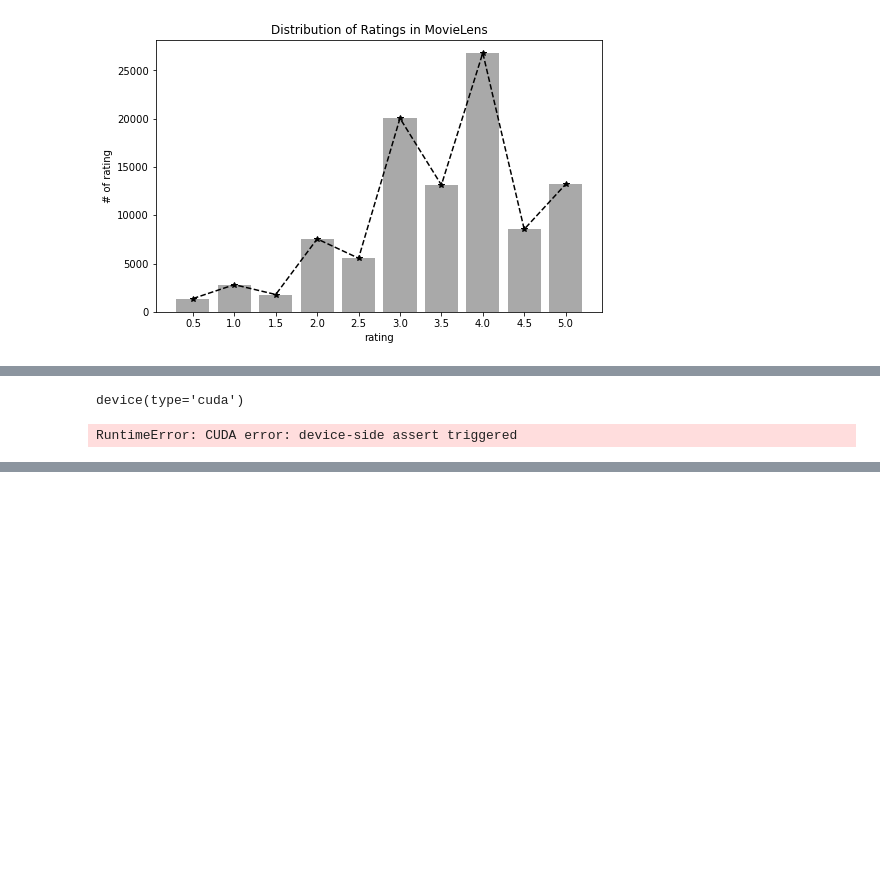
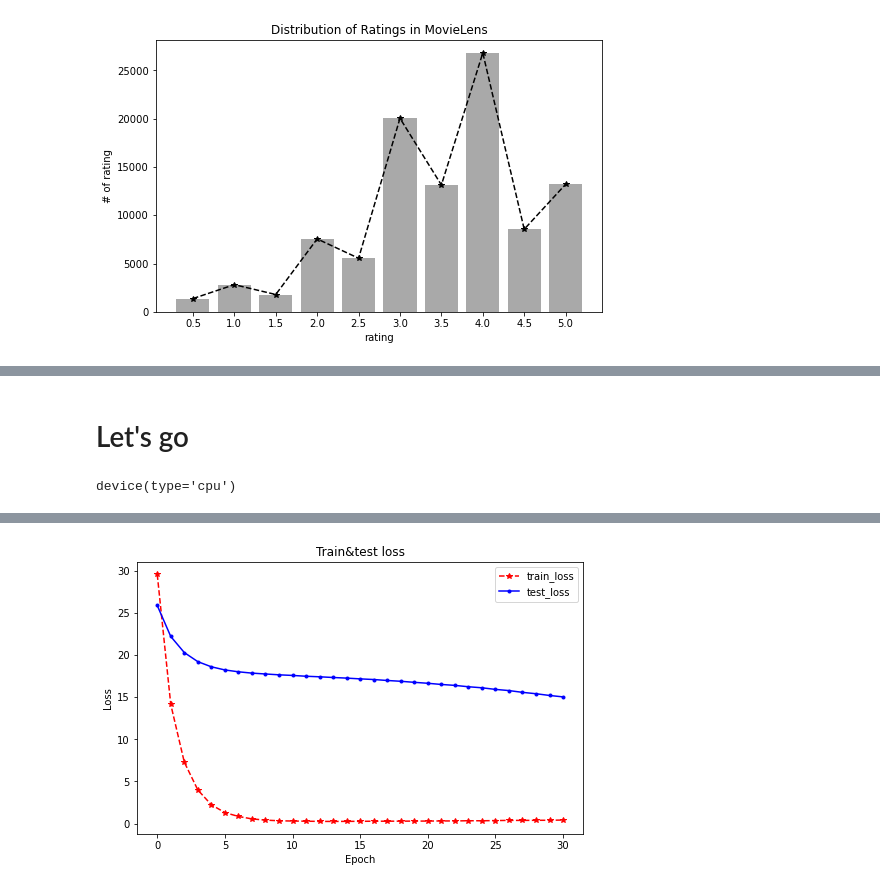
Before and after one commit to minchoul2/RecSys_paper_implementation, a Jupyter notebook: MF/MF.ipynb, the cells around one changed output, grey strips where cells are left out. Saved outputs shown, nothing was run; the diff lists cells and outputs as text; code cells hidden in the pictures; blank space fills up the shorter version.

```diff
--- a/MF/MF.ipynb
+++ b/MF/MF.ipynb
@@ -94,0 +68,3 @@ for idx, item_id in enumerate(data['movieId'].unique()):
+# %%
+mu = torch.tensor(data['rating'].mean())
+mu
@@ -178,37 +199,62 @@ def evaluation(model, test_loader):
+# %% [markdown]
+# Let's go
 # %%
-num_factors = 30
-batch_size = 128
-epochs = 30
-device = torch.device('cuda') if torch.cuda.is_available() else torch.device('cpu')
-lr = 0.01
+# 파라미터 설정
+
+device = torch.device('cuda') if torch.cuda.is_available() else torch.device('cpu') # device 설정
+
+num_factors = 30 # Latent factor 수
+batch_size = 128 # 배치사이즈
+epochs = 31 # 에포크 수
+lr = 0.01 # 학습률
+
 device
 # %% [output]
-device(type='cuda')
+device(type='cpu')
-# %%
-model = MF(num_factors, num_users, num_items).to(device)
-criterion = nn.MSELoss()
-optimizer = torch.optim.Adam(model.parameters(), lr = lr)
-# %% [output]
-RuntimeError: CUDA error: device-side assert triggered
 # %%
 from torch.utils.data import DataLoader
 
-train_data, val_data = split_data_ml100k(data, test_ratio = 0.1)
+# train/test data 불러오기 by Dataset&Dataloader
+train_dataset = MovielensDataset(data = data, train = True)
+test_dataset = MovielensDataset(data = data, train = False)
 
-train_dataset = MovielensDataset(train_data,user_encoder,item_encoder)
-val_dataset = MovielensDataset(val_data,user_encoder,item_encoder)
-
-train_loader = DataLoader(train_dataset, batch_size = batch_size, shuffle = True, drop_last = False)
-val_loader = DataLoader(val_dataset, batch_size = batch_size, shuffle = True, drop_last = False)
+train_loader = DataLoader(train_dataset, batch_size = batch_size, shuffle = True)
+test_loader = DataLoader(test_dataset, batch_size = batch_size, shuffle = True)
+# %%
+# 모델 객체 생성
+model = MF(num_factors, num_users, num_items, mu).to(device)
+loss = nn.MSELoss() # loss 객체
+optm = torch.optim.Adam(model.parameters(), lr = lr) # optimizer 객체
 # %%
-best_metric = 1
+# 학습
+train_losses = []
+test_losses = []
 
-for epoch in range(1, epochs + 1):
-    train_loss = train(model, train_loader)
-    val_loss = evaluate(model, val_loader)
+for epoch in range(epochs):
 
-    print(f"[EPOCH: {epoch}], Train Loss: {train_loss:.4f}, Val Loss: {val_loss:.4f}")
+    train_loss = train(model, train_loader, loss, optm, device)
+    test_loss = evaluate(model, test_loader, device)
 
-    if val_loss < best_metric:
-        best_metric = val_loss
+    train_losses.append(train_loss)
+    test_losses.append(test_loss)
+
+    if epoch%5==0:
+        print(f'epoch: {epoch}, train Loss: {train_loss:.4f}, test Loss: {test_loss:.4f}')
+
+# 그래프
+fig, ax = plt.subplots(1,1, figsize = (8,5))
+
+ax.plot(train_losses, label = 'train_loss',
+       color = 'red',
+       marker = '*',
+       linestyle = '--')
+ax.plot(test_losses, label = 'test_loss',
+       color = 'blue',
+       marker = '.')
+
+ax.set_title('Train&test loss')
+ax.set_xlabel('Epoch')
+ax.set_ylabel('Loss')
+ax.legend()
+plt.show()
 # %% [output]
@@ -215,0 +268 @@ RuntimeError: CUDA error: device-side assert triggered
+[figure, added]
```
Also changed, not shown: parts of 19 cells of this notebook.
